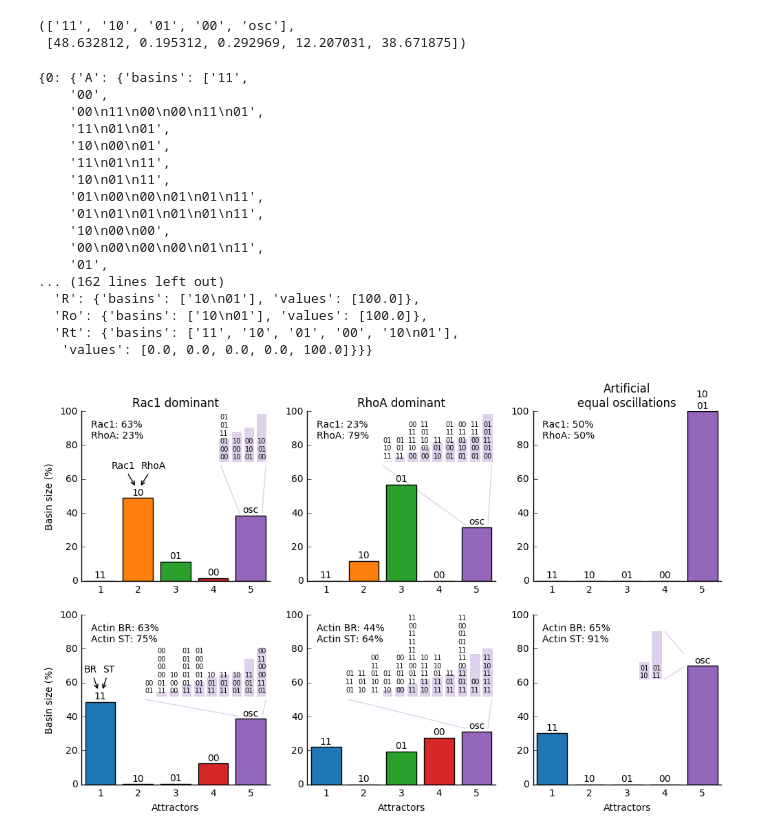
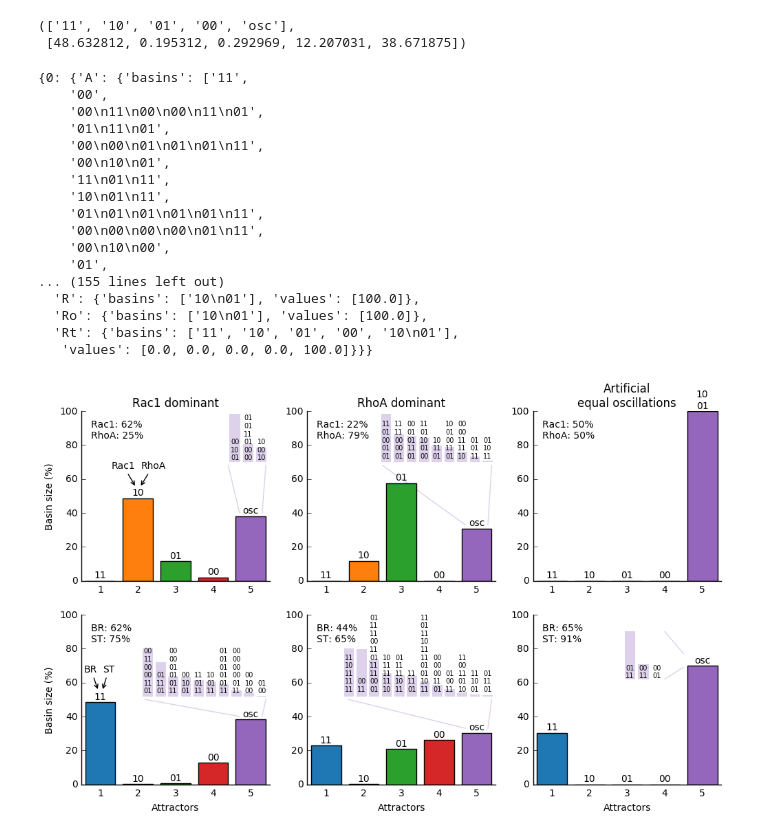
Before and after one commit to Vitaljok/actin-signaling, a Jupyter notebook: Basin charts final.ipynb, the cells around one changed output. Cells and saved outputs as stored; diff of their text form; code cells hidden in the pictures.

Commit message:
Running more simulations for base scenario, updating figure 2

```diff
--- a/Basin charts final.ipynb
+++ b/Basin charts final.ipynb
@@ -19,6 +19,9 @@ def parse_raw_basins(raw):
     basins = []
     values = []
     for line in lines[1:]:
+        if not re.match(r"[01]*\s+[01]+\s+\d+\s+[\d.]+", line):
+            continue
+
         if line.startswith(" "):
             # from previous line
             line = cols[0] + line
@@ -126,16 +129,16 @@ data
 {0: {'A': {'basins': ['11',
     '00',
     '00\n11\n00\n00\n11\n01',
-    '11\n01\n01',
-    '10\n00\n01',
+    '01\n11\n01',
+    '00\n00\n01\n01\n01\n11',
+    '00\n10\n01',
     '11\n01\n11',
     '10\n01\n11',
-    '01\n00\n00\n01\n01\n11',
     '01\n01\n01\n01\n01\n11',
-    '10\n00\n00',
     '00\n00\n00\n00\n01\n11',
+    '00\n10\n00',
     '01',
-... (162 lines left out)
+... (155 lines left out)
   'R': {'basins': ['10\n01'], 'values': [100.0]},
   'Ro': {'basins': ['10\n01'], 'values': [100.0]},
   'Rt': {'basins': ['11', '10', '01', '00', '10\n01'],
@@ -167,19 +170,16 @@ def plot_basins(ax, basins, values, acts, labels = None):
         ax.text(idx+1, values[idx] + 0.5, basin, fontdict=font, ha='center', va='bottom')
 
     ax.set_xlim((0.5, 5.5))
-    ax.text(0.75, 95, acts,
-                      horizontalalignment='left',
-                      verticalalignment='top')
 
 def plot_oscillations(ax, basins, values):
     ax.set_xticks([])
     ax.set_yticks([])
-    ax.set_xlim((-0.4, 8.4))
+#     ax.set_xlim((-0.4, 8.4))
     ax.spines['top'].set_visible(False)
     ax.spines['bottom'].set_color('gray')
     ax.spines['right'].set_color('gray')
     ax.spines['left'].set_color('gray')
-    ax.spines['bottom'].set_visible(False)
+#     ax.spines['bottom'].set_visible(False)
     ax.spines['right'].set_visible(False)
     ax.spines['left'].set_visible(False)
 
@@ -191,7 +191,7 @@ def plot_oscillations(ax, basins, values):
         ax.text(i, 0.5, basin, ha='center', va='bottom', fontsize=7)
 
 
-    ax.invert_xaxis()
+#     ax.invert_xaxis()
     ax.set_frame_on(False)
 
 
@@ -205,9 +205,15 @@ for idx in range(3):
             'Rac1: {}%\nRhoA: {}%'.format(activities[idx]['Rac1'], activities[idx]['RhoA']))
 
     axes[0, idx].set_title(titles[idx], y=1.0)
+    axes[0, idx].text(0.75, 95,
+                      'Rac1: {}%\nRhoA: {}%'.format(activities[idx]['Rac1'], activities[idx]['RhoA']),
+                      horizontalalignment='left',
+                      verticalalignment='top')
+
+    w = len(data[idx]['Ro']['basins']) * 0.18
 
     if idx != 2:
-        ax = inset_axes(axes[0,idx], width=1.6, height=0.7, loc=1, borderpad=0.25)
+        ax = inset_axes(axes[0,idx], width=w, height=0.7, loc=1, borderpad=0.25)
         plot_oscillations(ax, data[idx]['Ro']['basins'], data[idx]['Ro']['values'])
 
     plot_basins(axes[1, idx],
@@ -216,6 +222,10 @@ for idx in range(3):
             'Actin BR: {}%\nActin ST: {}%'.format(activities[idx]['Actin_BR'], activities[idx]['Actin_ST']))
 
     axes[1, idx].set_xlabel('Attractors')
+    axes[1, idx].text(0.75, 95,
+                      'BR: {}%\nST: {}%'.format(activities[idx]['Actin_BR'], activities[idx]['Actin_ST']),
+                      horizontalalignment='left',
+                      verticalalignment='top')
 
     if idx == 0:
         bbox = (1.0, 0.50)
@@ -224,42 +234,42 @@ for idx in range(3):
     elif idx == 2:
         bbox = (0.7, 0.6)
 
+    w = len(data[idx]['Ao']['basins']) * 0.18
 
-    ax = inset_axes(axes[1,idx], width=1.6, height=0.7, loc=4, borderpad=0.25,
+    ax = inset_axes(axes[1,idx], width=w, height=0.7, loc=4, borderpad=0.25,
         bbox_to_anchor=bbox,
         bbox_transform=axes[1,idx].transAxes)
-
 
     plot_oscillations(ax, data[idx]['Ao']['basins'], data[idx]['Ao']['values'])
 
 
 
 
 axes[0, 0].set_ylabel('Basin size (%)')
 axes[1, 0].set_ylabel('Basin size (%)')
 
 add_annotation(axes[0,0], ('Rac1', 'RhoA'), 2, 55)
 add_annotation(axes[1,0], ('BR', 'ST'), 1, 55)
 
 
 axes[0,0].plot([5.3, 5.4], [40, 68], color=osc_color)
-axes[0,0].plot([4.7, 4.2], [40, 68], color=osc_color)
+axes[0,0].plot([4.7, 4.4], [40, 68], color=osc_color)
 
 axes[0,1].plot([5.3, 5.4], [33, 68], color=osc_color)
 axes[0,1].plot([4.7, 2.5], [33, 68], color=osc_color, zorder=-1)
 
 axes[1,0].plot([5.3, 5.4], [40, 50], color=osc_color)
 axes[1,0].plot([4.7, 2.2], [40, 50], color=osc_color)
 
 axes[1,1].plot([5.3, 5.4], [33, 50], color=osc_color)
 axes[1,1].plot([4.7, 1.6], [33, 50], color=osc_color)
 
 axes[1,2].plot([4.5, 4.0], [69, 62], color=osc_color)
 axes[1,2].plot([4.5, 4.0], [77, 90], color=osc_color)
 
 
 fig.savefig('charts/fig_2_d.svg', bbox_inches='tight')
 fig.savefig('charts/fig_2_d.eps', bbox_inches='tight')
 fig.savefig('charts/fig_2_d.png', bbox_inches='tight', dpi=300)
 # %% [output]
-[figure, old version]
+[figure, new version]
```
Also changed, not shown: 15 other files.
